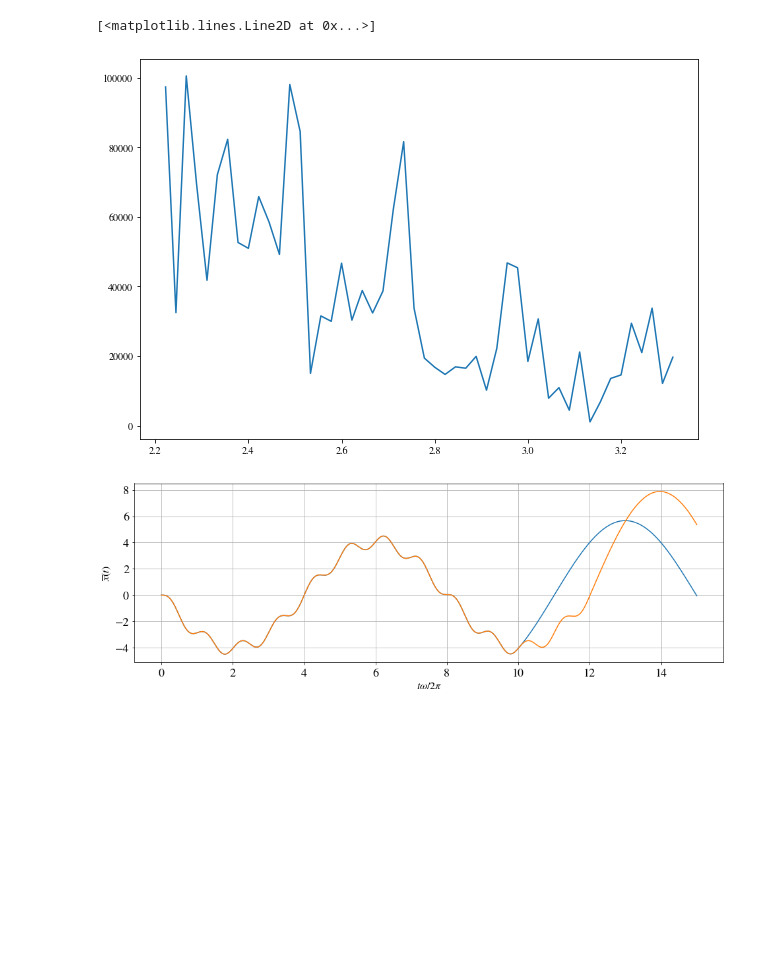
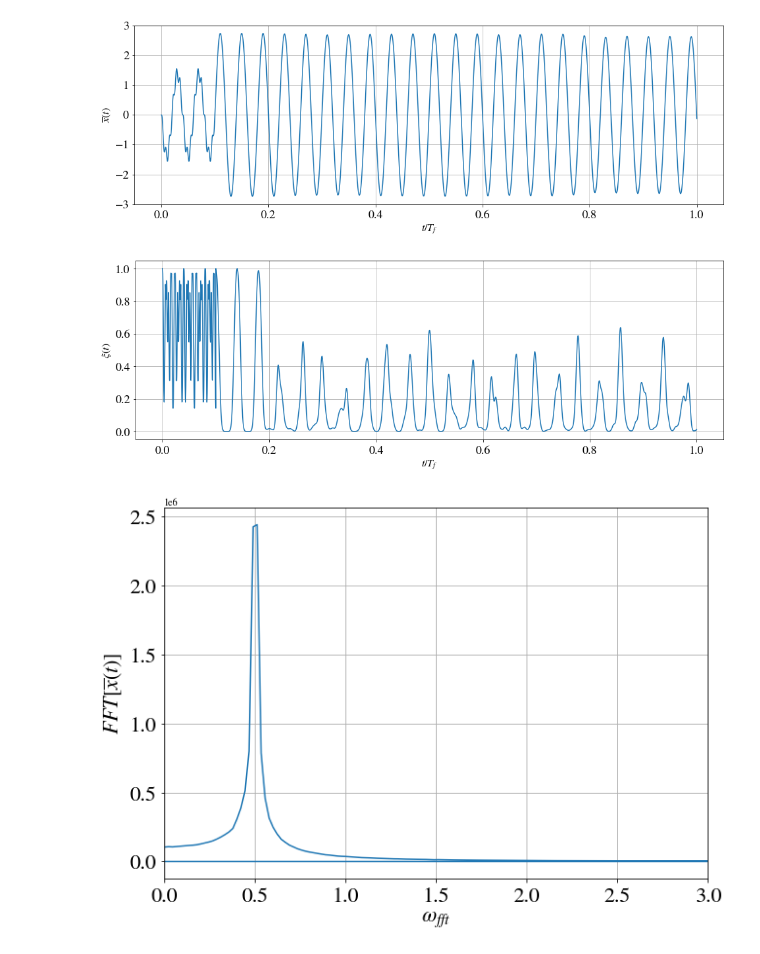
Before and after one commit to Matteo294/FYS4411, a Jupyter notebook: Project2/code/tdhf.ipynb, the cells around one changed output. Drawn from its saved outputs; the diff is of its cells as text; code cells hidden in the pictures; blank space fills up the shorter version.

```diff
--- a/Project2/code/tdhf.ipynb
+++ b/Project2/code/tdhf.ipynb
@@ -50,21 +52,12 @@ C, time1, dipole1, overlap1, xFFT1, xfreqFFT1, overlapFFT1, overlapfreqFFT1 = gh
-# %%
-pr1 = 100
-pr2 = 150
-plt.figure(figsize=(10,7))
-plt.plot(2*np.pi*overlapfreqFFT1[pr1:pr2], np.abs(overlapFFT1[pr1:pr2]))
-# %% [output]
-[<matplotlib.lines.Line2D at 0x...>]
-[figure, removed]
-# %%
-plt.figure(figsize=(16,5))
-plt.plot(time1*omega*0.5/np.pi, dipole1.real, label=r'$T=10\times2\pi/\omega$')
-plt.plot(time2*omega*0.5/np.pi, dipole2.real, label=r'$T=12\times2\pi/\omega$')
-plt.xlabel(r'$t\omega/2\pi$', fontsize=16)
-plt.ylabel(r'$\overline{x}(t)$', fontsize=16)
-ax = plt.gca()
-ax.tick_params(axis='both', which='major', pad=5, labelsize=18)
-plt.grid()
-#plt.savefig('../paper/images/laser_on_off.pdf', bbox_inches='tight')
-plt.show()
-# %% [output]
-[figure, removed]
+# %%
+Omega = 0.5
+omega = 3.0
+T_on = 10*np.pi
+T_tot = 100*np.pi
+ghf = do2.GHF(Omega=Omega, omega=omega)
+C2, time2, dipole2, overlap2, xFFT2, xfreqFFT2, overlapFFT2, overlapfreqFFT2 = ghf.fourier_analysis(tolerance=1e-6, max_iter=100, t_laser_ON=T_on, t_max=T_tot, dt=1e-4)
+ghf.plot_fourier_analysis(time2, dipole2, overlap2, xFFT2, xfreqFFT2, overlapFFT2, overlapfreqFFT2, save_dipole=False, save_overlap=False, save_fft_x=False, save_fft_overlap=False)
+# %% [output]
+[figure, added]
+[figure, added]
+[figure, added]
```
Also changed, not shown: parts of 5 cells of this notebook, 15 other files.
